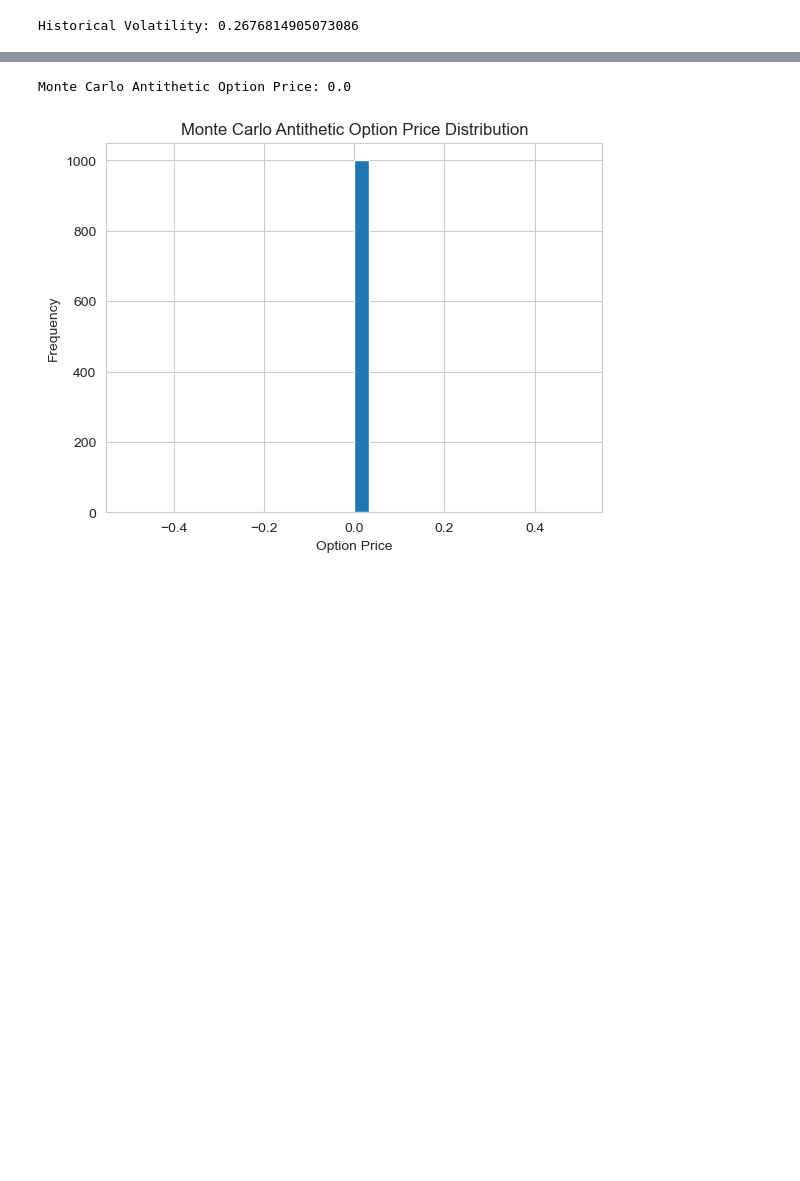
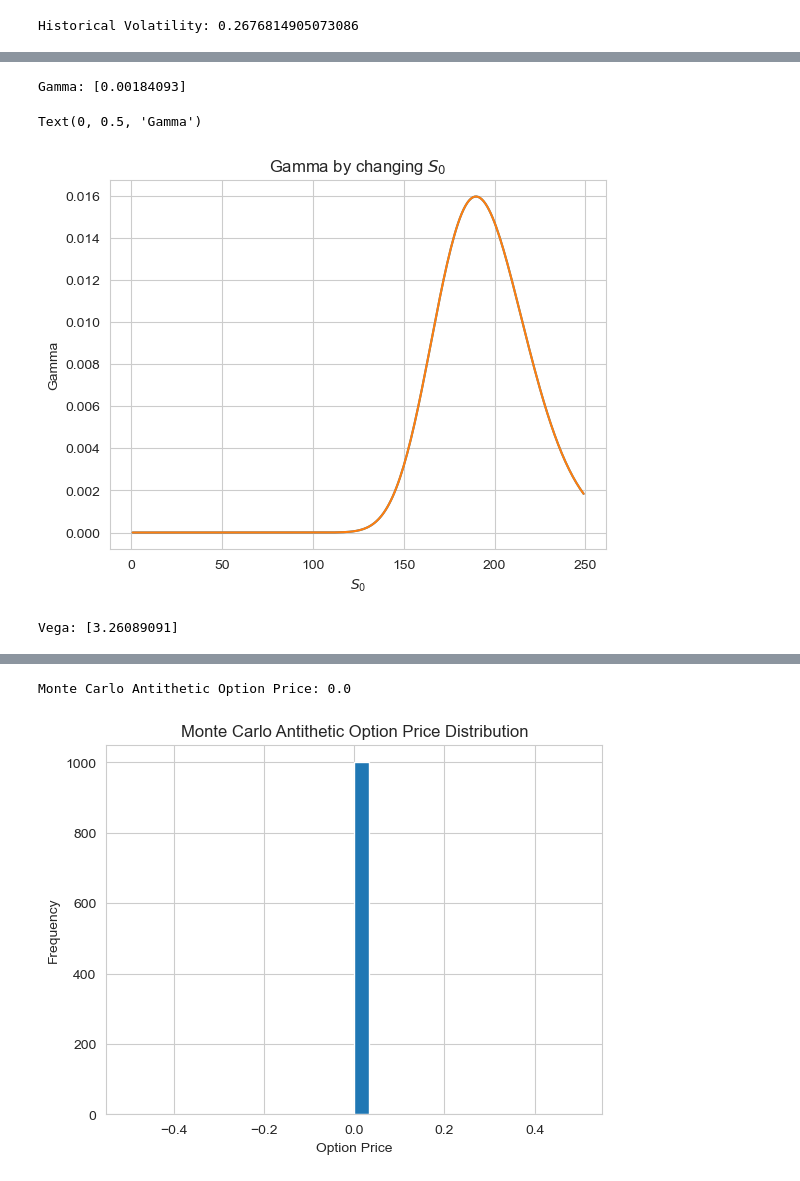
Before and after one commit to jacobfa/MATH512, a Jupyter notebook: Project 5/project5.ipynb, the cells around one changed output, grey strips where cells are left out. Saved outputs shown, nothing was run; the diff lists cells and outputs as text; code cells hidden in the pictures; blank space fills up the shorter version.

```diff
--- a/Project 5/project5.ipynb
+++ b/Project 5/project5.ipynb
@@ -149,10 +166,0 @@ Black-Scholes Put Option Price: [41.78220341]
-# %%
-delta = (black_scholes(S0 + 0.01, K, T, r, sigma) - black_scholes(S0 - 0.01, K, T, r, sigma)) / 0.02
-gamma = (black_scholes(S0 + 0.01, K, T, r, sigma) - 2 * black_scholes(S0, K, T, r, sigma) + black_scholes(S0 - 0.01, K, T, r, sigma)) / 0.01**2
-vega = (black_scholes(S0, K, T, r, sigma + 0.01) - black_scholes(S0, K, T, r, sigma - 0.01)) / 0.02
-rho = (black_scholes(S0, K, T, r + 0.01, sigma) - black_scholes(S0, K, T, r - 0.01, sigma)) / 0.02
-
-print('Delta:', delta)
-print('Gamma:', gamma)
-print('Vega:', vega)
-print('Rho:', rho)
@@ -163,0 +247,54 @@ Rho: [143.63108982]
+# %%
+def gamma(S, K, T, r, sigma):
+    N_prime = norm.pdf
+    return N_prime(d1(S,K, T, r, sigma))/(S*sigma*np.sqrt(T))
+
+
+def gamma_fdm(S, K, T, r, sigma , ds = 1e-5, method='central'):
+    method = method.lower()
+    if method =='central':
+        return (black_scholes(S+ds, K, T, r, sigma) -2*black_scholes(S, K, T, r, sigma) +
+                    black_scholes(S-ds, K, T, r, sigma) )/ (ds)**2
+    elif method == 'forward':
+        return (black_scholes(S+2*ds, K, T, r, sigma) - 2*black_scholes(S+ds, K, T, r, sigma)+
+                   black_scholes(S, K, T, r, sigma) )/ (ds**2)
+
+    elif method == 'backward':
+        return (black_scholes(S, K, T, r, sigma) - 2* black_scholes(S-ds, K, T, r, sigma)
+                + black_scholes(S-2*ds, K, T, r, sigma)) /  (ds**2)
+
+
+
+gammas = gamma(prices, K, T, r, sigma)
+gamma_forward = gamma_fdm(prices, K, T, r, sigma, ds =0.01,method='forward')
+val = gamma_fdm(prices[-1], K, T, r, sigma, ds =0.01,method='backward')
+print('Gamma:', val)
+plt.plot(prices, gammas)
+plt.plot(prices, gamma_forward)
+plt.title('Gamma by changing $S_0$')
+plt.xlabel('$S_0$')
+plt.ylabel('Gamma')
+# %% [output]
+Gamma: [0.00184093]
+Text(0, 0.5, 'Gamma')
+[figure, added]
+# %%
+def vega(S, K, T, r, sigma):
+    N_prime = norm.pdf
+    return S*np.sqrt(T)*N_prime(d1(S,K,T,r,sigma))
+
+def vega_fdm(S, K, T, r, sigma, dv=1e-4, method='central'):
+    method = method.lower()
+    if method =='central':
+        return (black_scholes(S, K, T, r, sigma+dv) -black_scholes(S, K, T, r, sigma-dv))/\
+                        (2*dv)
+    elif method == 'forward':
+        return (black_scholes(S, K, T, r, sigma+dv) - black_scholes(S, K, T, r, sigma))/dv
+    elif method == 'backward':
+        return (black_scholes(S, K, T, r, sigma) - black_scholes(S, K, T, r, sigma-dv))/dv
+
+v = vega(S, K, T, r, sigma)
+vegas = vega_fdm(prices, K, T, r, sigma, dv=0.01, method='forward')
+print('Vega:', v)
+# %% [output]
+Vega: [3.26089091]
```
Also changed, not shown: parts of 15 cells of this notebook, 29 other files.
